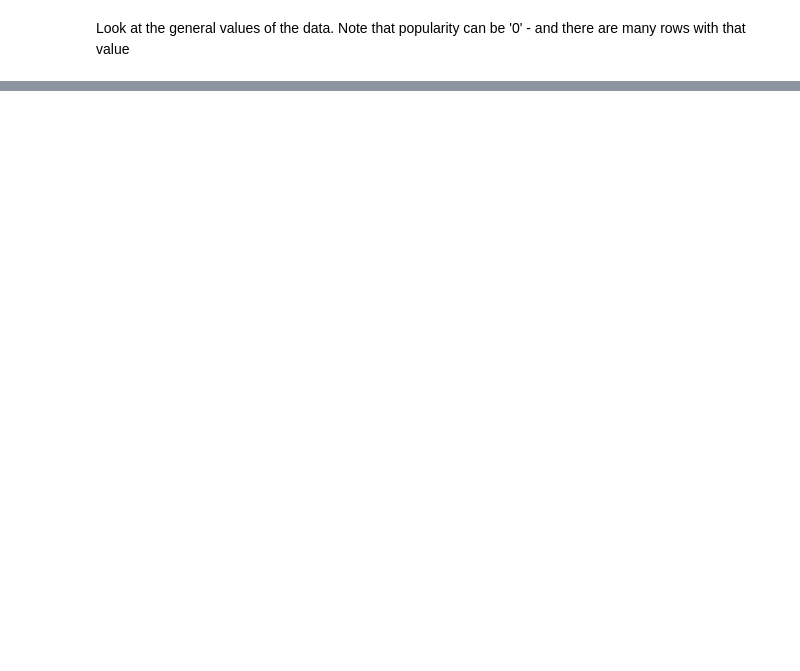
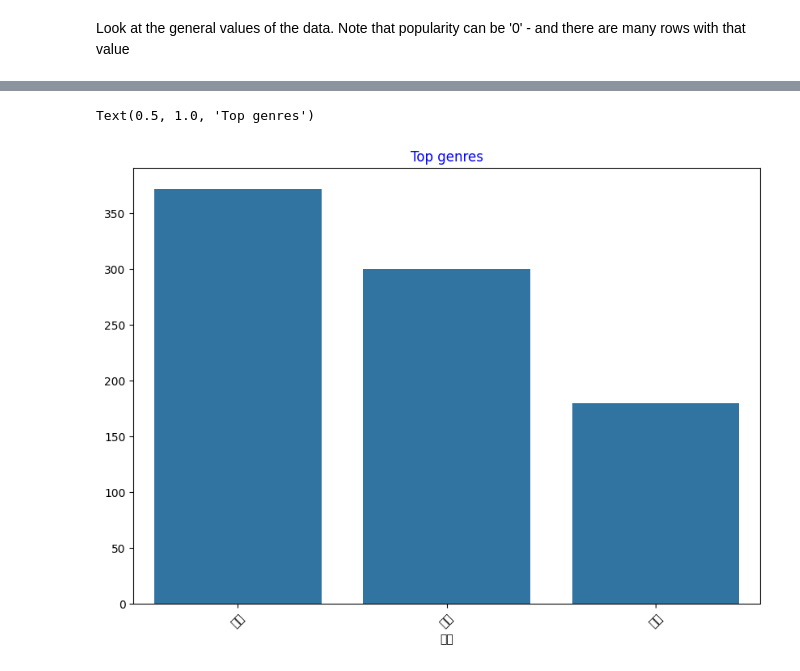
Before and after one commit to Konkuk-Univ-Glocal-Campus/ml202401-midterm-SyouSB, a Jupyter notebook: ml_midterm.ipynb, the cells around one changed output, grey strips where cells are left out. Drawn from its saved outputs; the diff is of its cells as text; code cells hidden in the pictures; blank space fills up the shorter version.

```diff
--- a/ml_midterm.ipynb
+++ b/ml_midterm.ipynb
@@ -144,0 +97,11 @@ findfont: Font family 'NanumBarunGothic' not found.
+# %%
+df = df[(df['시도'] == '서울') | (df['시도'] == '경기') | (df['시도'] == '충남')]
+df = df[(df['사고건수'] > 0)]
+top = df['시도'].value_counts()
+plt.figure(figsize=(10,7))
+sns.barplot(x=top.index,y=top.values)
+plt.xticks(rotation=45)
+plt.title('Top genres',color = 'blue')
+# %% [output]
+Text(0.5, 1.0, 'Top genres')
+[figure, added]
```
Also changed, not shown: parts of 13 cells of this notebook.
